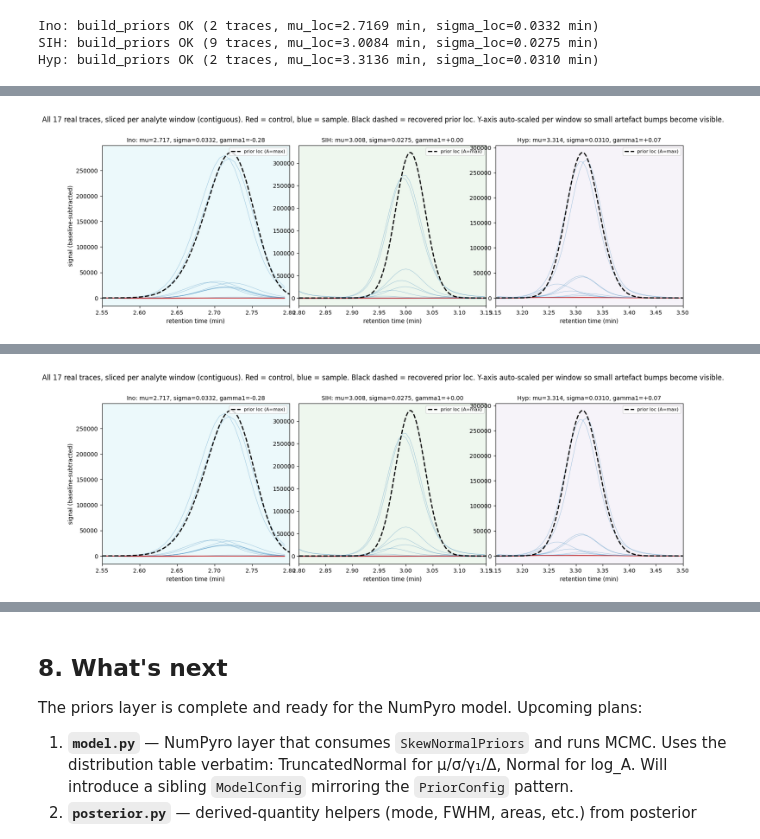
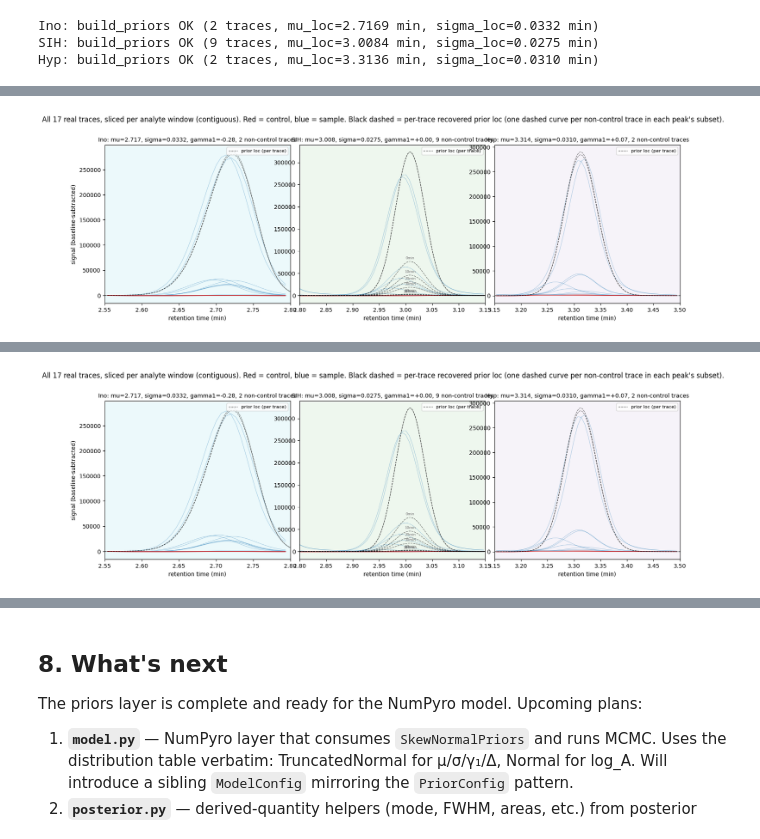
Before and after one commit to FAIRChemistry/Chromhandler, a Jupyter notebook: notebooks/priors_demo.ipynb, the cells around one changed output, grey strips where cells are left out. Saved outputs shown, nothing was run; the diff lists cells and outputs as text; code cells hidden in the pictures.

```diff
--- a/notebooks/priors_demo.ipynb
+++ b/notebooks/priors_demo.ipynb
@@ -525,17 +524,3 @@ trace_ids (first 6):
   CV10/CV10_20min
   CV10/CV10_30min
   ... (11 more)
-# %%
-import numpy as np
-
-from chromhandler.fitting.priors import PriorConfig, build_priors, summarise_priors
-
-try:
-    priors = build_priors(real_dataset, config=PriorConfig())
-    print(f"build_priors succeeded: produced {len(priors)} prior(s).")
-    print()
-    print(summarise_priors(priors, config=PriorConfig()))
-except (ValueError, NotImplementedError) as e:
-    print(f"build_priors raised {type(e).__name__}:")
-    msg = str(e)
-    print(msg[:600] + ("..." if len(msg) > 600 else ""))
@@ -610,7 +581,7 @@ Hyp: build_priors OK (2 traces, mu_loc=3.3136 min, sigma_loc=0.0310 min)
 from chromhandler.fitting.priors import SkewNormalPriors
 from chromhandler.fitting.skew_normal import density_cp
 
-# Three contiguous panels, no whitespace between them, sharex per-panel.
+# Three contiguous panels, no whitespace gap between them.
 fig, axes = plt.subplots(
     1, 3, figsize=(18, 5),
     gridspec_kw={"wspace": 0.05},
@@ -622,8 +593,8 @@ for ax, cfg in zip(axes, PEAK_FITS, strict=True):
     rt_min, rt_max = cfg["rt_min"], cfg["rt_max"]
     band_color = PEAK_WINDOWS[mol][2]
 
-    # Plot ALL 17 traces, sliced strictly to this analyte window so the
-    # y-axis auto-scales to data inside the window (small bumps become visible).
+    # Plot ALL 17 traces, sliced to the window so the y-axis auto-scales
+    # to features inside the panel (small bumps become visible).
     for trace_idx in range(real_dataset.n_trace):
         is_ctrl = bool(real_dataset.is_control[trace_idx])
         color = "C3" if is_ctrl else "C0"
@@ -639,48 +610,62 @@ for ax, cfg in zip(axes, PEAK_FITS, strict=True):
         mask = (t >= rt_min) & (t <= rt_max) & np.isfinite(bs)
         ax.plot(t[mask], bs[mask], color=color, lw=lw, alpha=alpha)
 
-    # Overlay the recovered prior loc (skew-normal curve) using the max
-    # non-control amplitude in the per-peak subset for scale.
+    # Overlay one prior loc curve per non-control trace in the per-peak
+    # subset — shape parameters are shared, amplitude is per-trace.
     if mol in priors_per_peak:
         p: SkewNormalPriors = priors_per_peak[mol]  # type: ignore[assignment]
         ds_sub = datasets_per_peak[mol]
-        nc_idx = np.where(~ds_sub.is_control)[0]
-        A_per = np.exp(p.log_A_left_loc_per_trace[nc_idx])
-        A_max = float(np.max(A_per))
         sigma_loc = float(np.exp(p.log_sigma_left_loc))
         t_dense = np.linspace(rt_min, rt_max, 500)
-        sn = A_max * np.asarray(density_cp(
+        sn_unit = np.asarray(density_cp(
             t_dense, p.mu_left_loc, sigma_loc, p.gamma1_left_loc,
         ))
-        ax.plot(t_dense, sn, "k--", lw=2.0, label="prior loc (A=max)")
+
+        # Use a single label across all dashed lines for a clean legend.
+        for trace_idx_sub in range(ds_sub.n_trace):
+            if ds_sub.is_control[trace_idx_sub]:
+                continue
+            A = float(np.exp(p.log_A_left_loc_per_trace[trace_idx_sub]))
+            sub_tid = ds_sub.trace_ids[trace_idx_sub]
+            label = "prior loc (per trace)" if trace_idx_sub == 0 else None
+            ax.plot(t_dense, A * sn_unit, "k--", lw=0.9, alpha=0.55, label=label)
+            # Tiny amplitude tag at apex for the kinetic series traces
+            if mol == "SIH" and sub_tid.startswith("CV10/"):
+                ax.annotate(
+                    sub_tid.split("/")[-1].replace("CV10_", ""),
+                    xy=(p.mu_left_loc, A * sn_unit.max()),
+                    xytext=(0, 4), textcoords="offset points",
+                    fontsize=6, color="dimgray", ha="center",
+                )
+
         title = (
             f"{mol}: mu={p.mu_left_loc:.3f}, sigma={sigma_loc:.4f}, "
-            f"gamma1={p.gamma1_left_loc:+.2f}"
+            f"gamma1={p.gamma1_left_loc:+.2f}, "
+            f"{int((~ds_sub.is_control).sum())} non-control traces"
         )
     else:
         title = f"{mol}: no priors"
 
     ax.axvspan(rt_min, rt_max, color=band_color, alpha=0.08)
     ax.set_xlim(rt_min, rt_max)
     ax.set_xlabel("retention time (min)")
     ax.set_title(title, fontsize=10)
-    if mol in priors_per_peak:
-        ax.legend(fontsize=8, loc="upper right")
+    ax.legend(fontsize=8, loc="upper right")
 
 axes[0].set_ylabel("signal (baseline-subtracted)")
 fig.suptitle(
     "All 17 real traces, sliced per analyte window (contiguous). "
-    "Red = control, blue = sample. Black dashed = recovered prior loc. "
-    "Y-axis auto-scaled per window so small artefact bumps become visible.",
+    "Red = control, blue = sample. Black dashed = per-trace recovered prior loc "
+    "(one dashed curve per non-control trace in each peak's subset).",
     y=1.02,
 )
 fig.tight_layout()
 fig
 # %% [output]
 [interactive output not drawn]
-[figure, old version]
+[figure, new version]
 [interactive output not drawn]
-[figure, old version]
+[figure, new version]
 # %% [markdown]
 ### 9c. Diagnostic — controls only, per window
 
```
Also changed, not shown: parts of 7 cells of this notebook.
